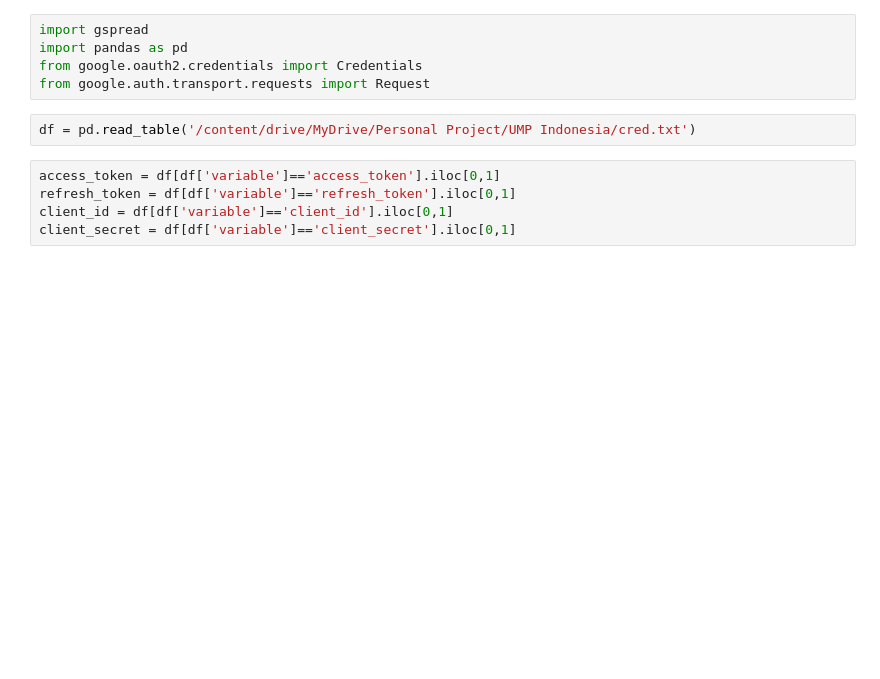
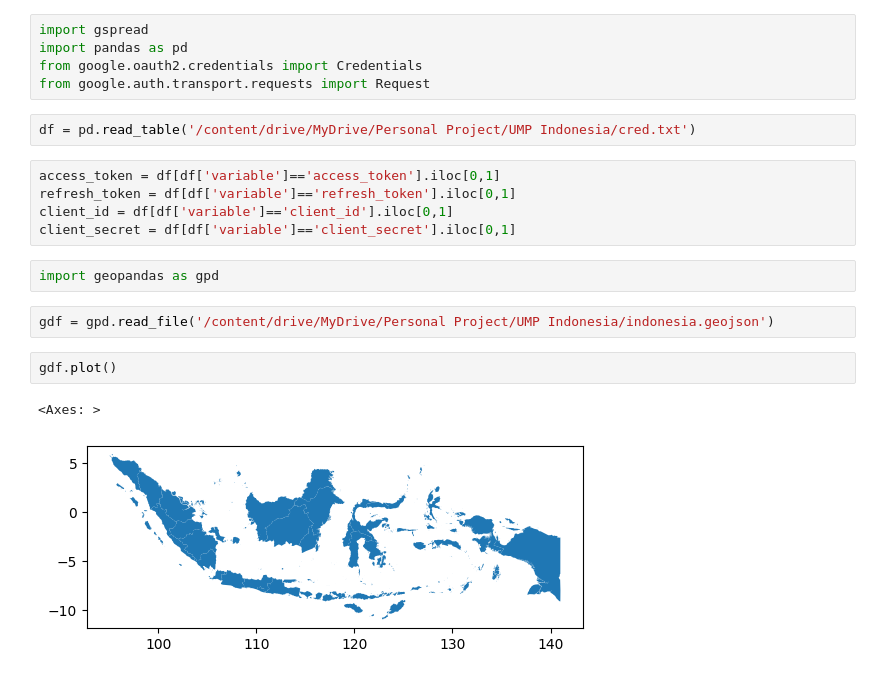
Before and after one commit to asaputra1995/ump-indonesia-2022-2023, a Jupyter notebook: UMP_Indonesia.ipynb, the cells around one changed output. Cells and saved outputs as stored; diff of their text form; blank space fills up the shorter version.

```diff
--- a/UMP_Indonesia.ipynb
+++ b/UMP_Indonesia.ipynb
@@ -12,3 +12,12 @@ access_token = df[df['variable']=='access_token'].iloc[0,1]
 refresh_token = df[df['variable']=='refresh_token'].iloc[0,1]
 client_id = df[df['variable']=='client_id'].iloc[0,1]
 client_secret = df[df['variable']=='client_secret'].iloc[0,1]
+# %%
+import geopandas as gpd
+# %%
+gdf = gpd.read_file('/content/drive/MyDrive/Personal Project/UMP Indonesia/indonesia.geojson')
+# %%
+gdf.plot()
+# %% [output]
+<Axes: >
+[figure, added]
```
Also changed, not shown: parts of 2 cells of this notebook.
